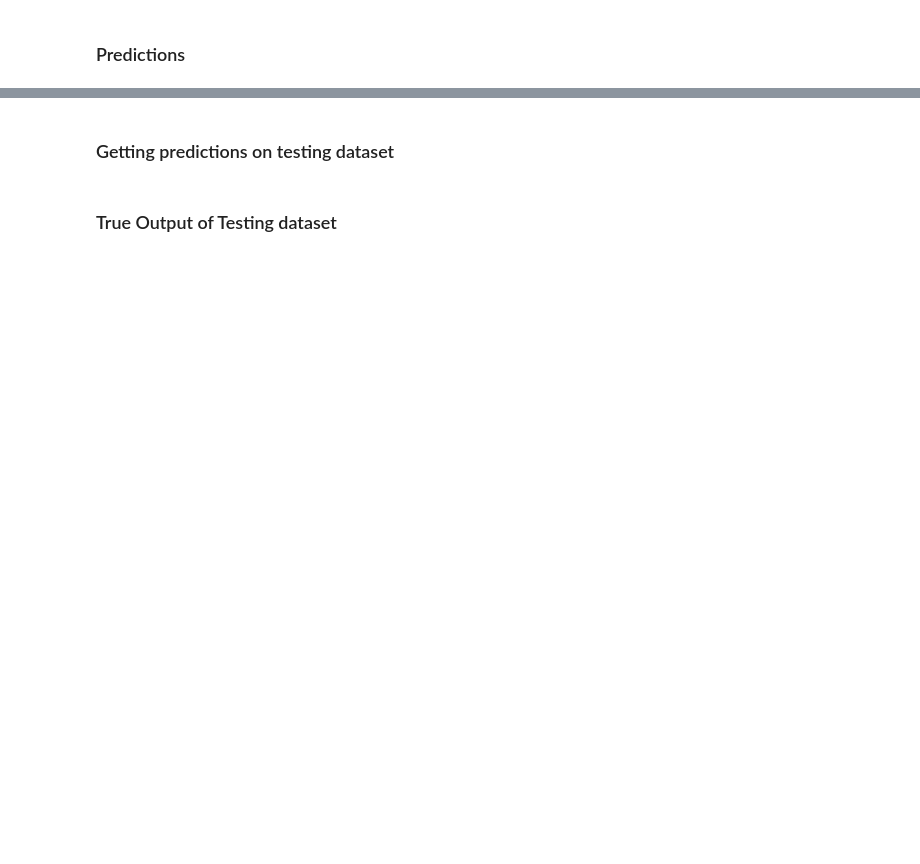
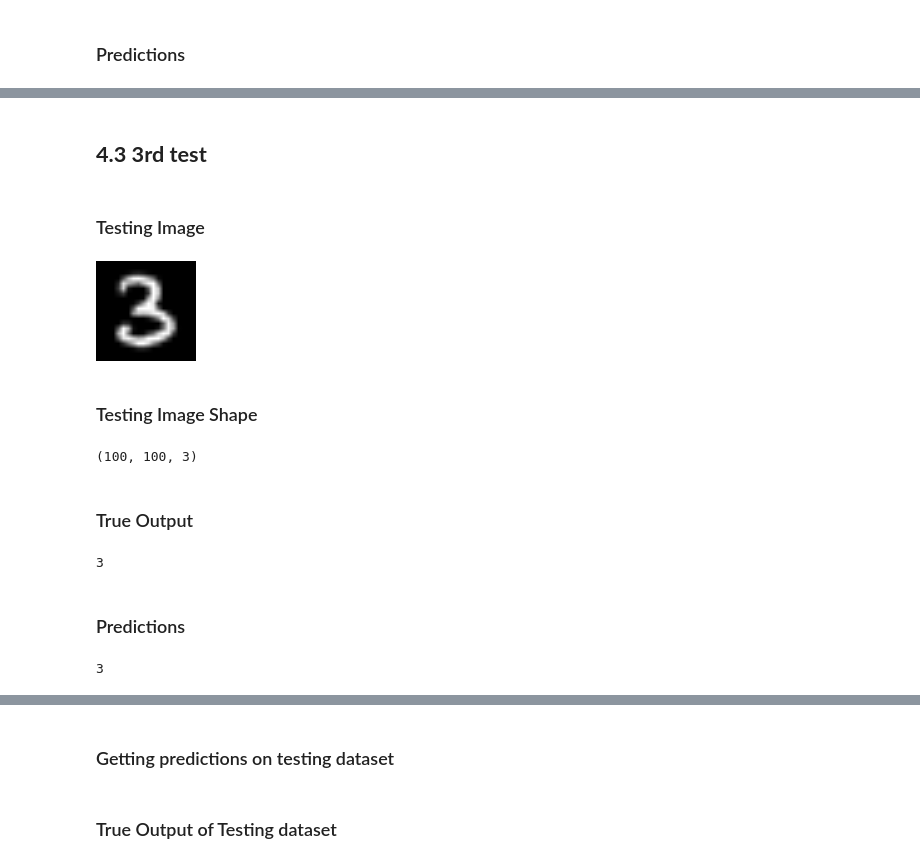
Before and after one commit to Vayansh/Explainable_AI_on_Digit_recognition, a Jupyter notebook: Digit_recognition.ipynb, the cells around one changed output, grey strips where cells are left out. Saved outputs shown, nothing was run; the diff lists cells and outputs as text; code cells hidden in the pictures; blank space fills up the shorter version.

```diff
--- a/Digit_recognition.ipynb
+++ b/Digit_recognition.ipynb
@@ -251,0 +280,26 @@ np.argmax(model.predict(np.resize(test_generator[2][0][0],(1,100,100,3)),verbose
+# %% [markdown]
+## **4.3 3rd test**
+# %% [markdown]
+### Testing Image
+# %%
+cv2_imshow(test_generator[49][0][0])
+# %% [output]
+[figure, added]
+# %% [markdown]
+### Testing Image Shape
+# %%
+test_generator[49][0][0].shape
+# %% [output]
+(100, 100, 3)
+# %% [markdown]
+### True Output
+# %%
+np.argmax(test_generator[49][1][0])   # 10 means blank image or non digit image
+# %% [output]
+3
+# %% [markdown]
+### Predictions
+# %%
+np.argmax(model.predict(np.resize(test_generator[49][0][0],(1,100,100,3)),verbose = 0))
+# %% [output]
+3
```
Also changed, not shown: parts of 43 cells of this notebook.
